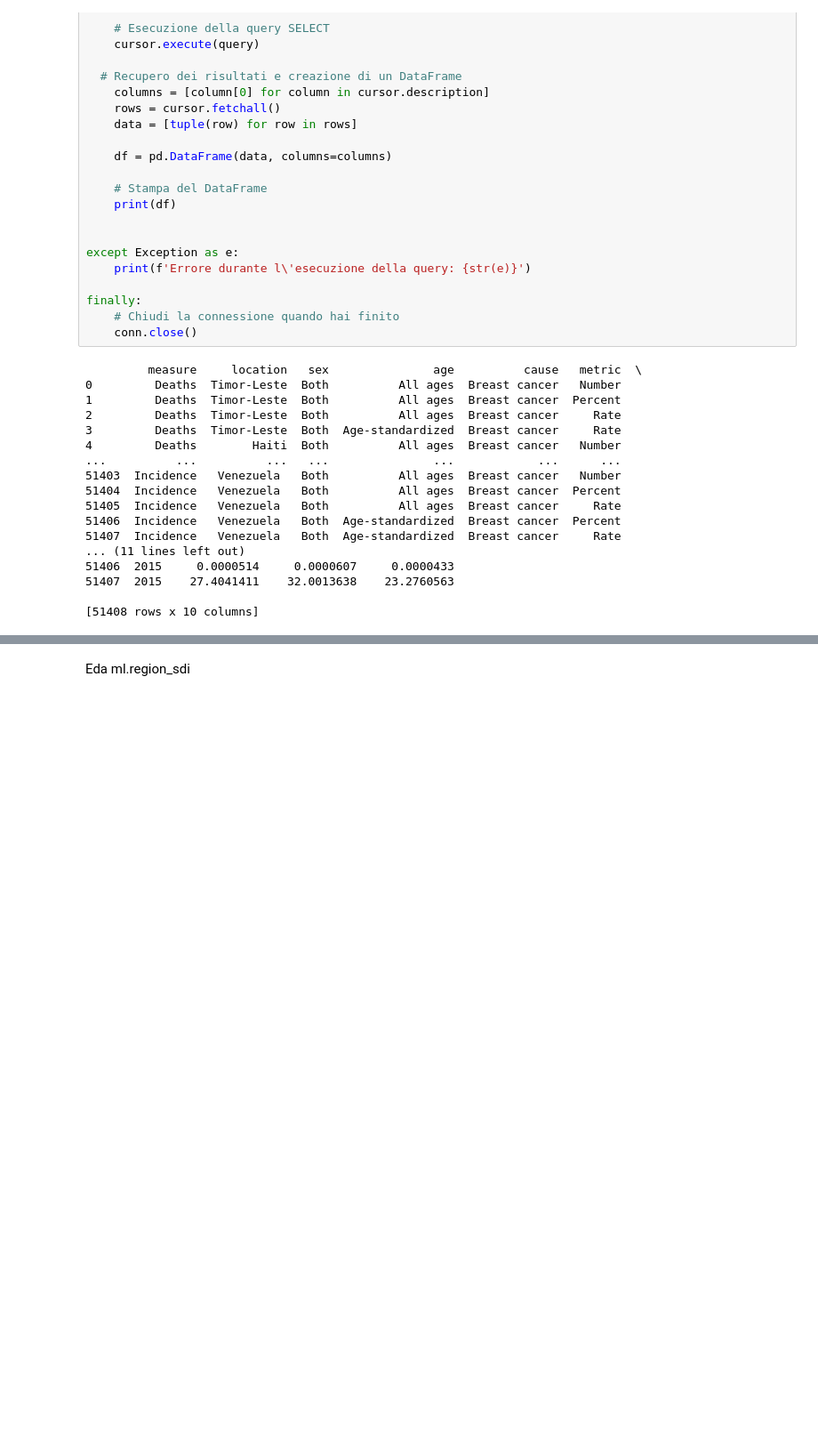
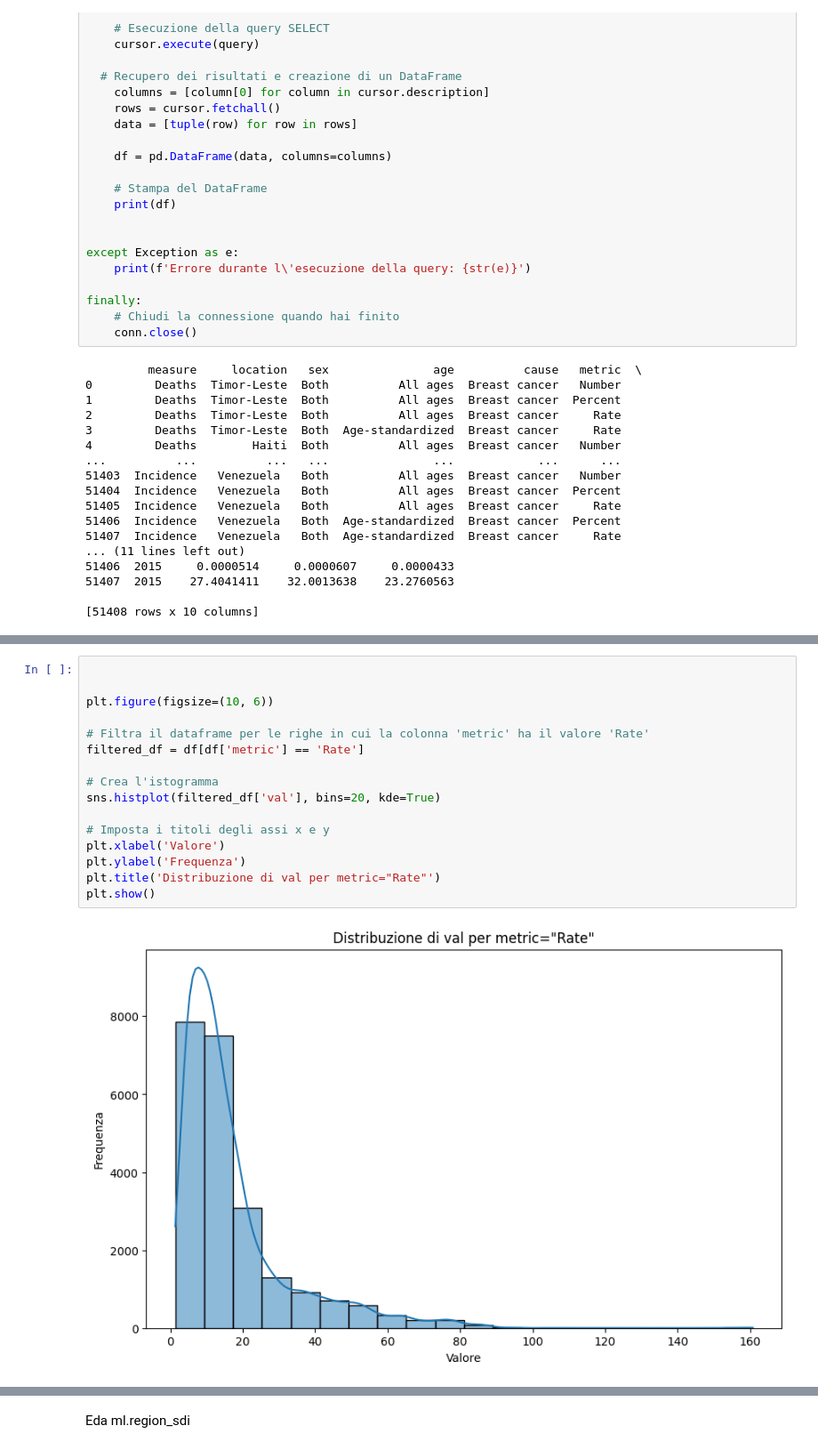
Before and after one commit to ArieleITSINCOM/ITSINCOM_Big_Data_PW2G2, a Jupyter notebook: Prova_EdaPW2.ipynb, the cells around one changed output, grey strips where cells are left out. Shown: that part at 89% size. Cells and saved outputs as stored; diff of their text form; blank space fills up the shorter version.

```diff
--- a/Prova_EdaPW2.ipynb
+++ b/Prova_EdaPW2.ipynb
@@ -173,3 +455,21 @@ finally:
+# %%
+
+
+plt.figure(figsize=(10, 6))
+
+# Filtra il dataframe per le righe in cui la colonna 'metric' ha il valore 'Rate'
+filtered_df = df[df['metric'] == 'Rate']
+
+# Crea l'istogramma
+sns.histplot(filtered_df['val'], bins=20, kde=True)
+
+# Imposta i titoli degli assi x e y
+plt.xlabel('Valore')
+plt.ylabel('Frequenza')
+plt.title('Distribuzione di val per metric="Rate"')
+plt.show()
+# %% [output]
+[figure, added]
 # %%
 # CONTROLLA DELLE ANALISI SU ALTRE COLONNE CATEGORICHEE
 import pandas as pd
```
Also changed, not shown: parts of 4 cells of this notebook.
